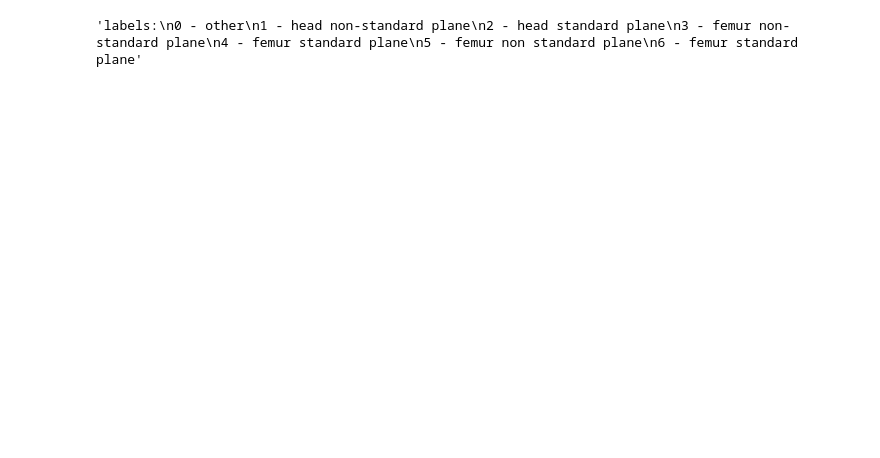
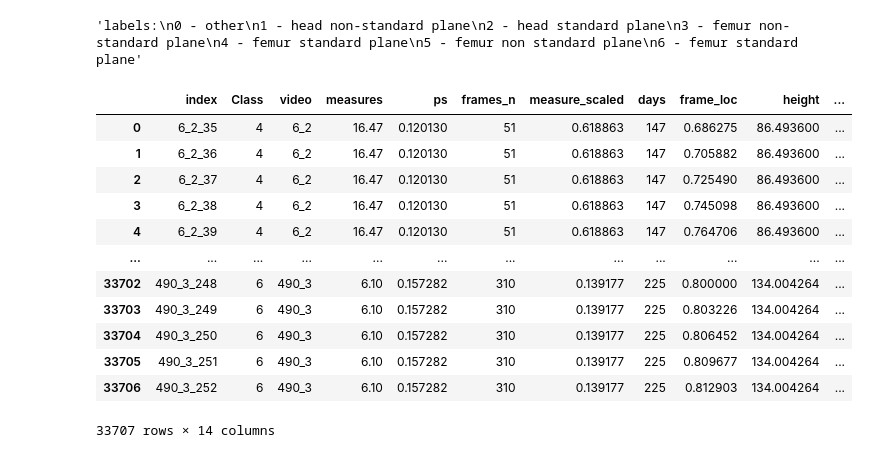
Before and after one commit to karolpustelnik/Fetal-RL, a Jupyter notebook: data_preparation/data_biometry/ete_model/biometry_scaled_ps/all/cls_preparation.ipynb, the cells around one changed output. Drawn from its saved outputs; the diff is of its cells as text; code cells hidden in the pictures; blank space fills up the shorter version.

```diff
--- a/data_preparation/data_biometry/ete_model/biometry_scaled_ps/all/cls_preparation.ipynb
+++ b/data_preparation/data_biometry/ete_model/biometry_scaled_ps/all/cls_preparation.ipynb
@@ -36,3 +38,27 @@ train = pd.concat([train, test])
 # %%
 train.to_csv('/data/kpusteln/Fetal-RL/data_preparation/data_biometry/ete_model/biometry_scaled_ps/class_data/biometry_train_all.csv', index=False)
 val.to_csv('/data/kpusteln/Fetal-RL/data_preparation/data_biometry/ete_model/biometry_scaled_ps/class_data/biometry_val_all.csv', index=False)
+# %%
+train = pd.read_csv('/data/kpusteln/Fetal-RL/data_preparation/data_biometry/ete_model/biometry_scaled_ps/all/biometry_train_scaled_size_all.csv')
+val = pd.read_csv('/data/kpusteln/Fetal-RL/data_preparation/data_biometry/ete_model/biometry_scaled_ps/all/biometry_val_scaled_size_all.csv')
+# %%
+long_vids = (train['video'].value_counts() > 3)
+videos = train['video'].unique()
+long_vids = videos[long_vids]
+train_filtered = train[train['video'].isin(long_vids)]
+# %%
+train_filtered
+# %% [output]
+|  | index | Class | video | measures | ps | frames_n | measure_scaled | days | frame_loc | height | ... |
+| 0 | 6_2_35 | 4 | 6_2 | 16.47 | 0.120130 | 51 | 0.618863 | 147 | 0.686275 | 86.493600 | ... |
+| 1 | 6_2_36 | 4 | 6_2 | 16.47 | 0.120130 | 51 | 0.618863 | 147 | 0.705882 | 86.493600 | ... |
+| 2 | 6_2_37 | 4 | 6_2 | 16.47 | 0.120130 | 51 | 0.618863 | 147 | 0.725490 | 86.493600 | ... |
+| 3 | 6_2_38 | 4 | 6_2 | 16.47 | 0.120130 | 51 | 0.618863 | 147 | 0.745098 | 86.493600 | ... |
+| 4 | 6_2_39 | 4 | 6_2 | 16.47 | 0.120130 | 51 | 0.618863 | 147 | 0.764706 | 86.493600 | ... |
+| ... | ... | ... | ... | ... | ... | ... | ... | ... | ... | ... | ... |
+| 33702 | 490_3_248 | 6 | 490_3 | 6.10 | 0.157282 | 310 | 0.139177 | 225 | 0.800000 | 134.004264 | ... |
+| 33703 | 490_3_249 | 6 | 490_3 | 6.10 | 0.157282 | 310 | 0.139177 | 225 | 0.803226 | 134.004264 | ... |
+| 33704 | 490_3_250 | 6 | 490_3 | 6.10 | 0.157282 | 310 | 0.139177 | 225 | 0.806452 | 134.004264 | ... |
+| 33705 | 490_3_251 | 6 | 490_3 | 6.10 | 0.157282 | 310 | 0.139177 | 225 | 0.809677 | 134.004264 | ... |
+| 33706 | 490_3_252 | 6 | 490_3 | 6.10 | 0.157282 | 310 | 0.139177 | 225 | 0.812903 | 134.004264 | ... |
+33707 rows × 14 columns
```
Also changed, not shown: parts of 13 cells of this notebook, 21 other files.
